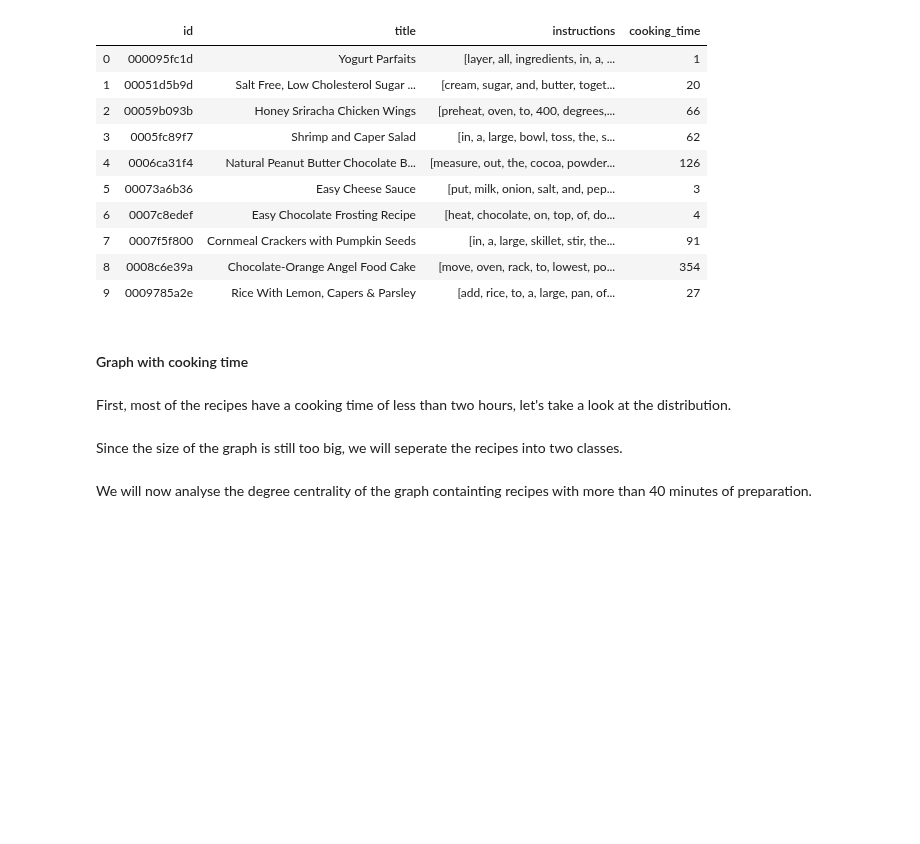
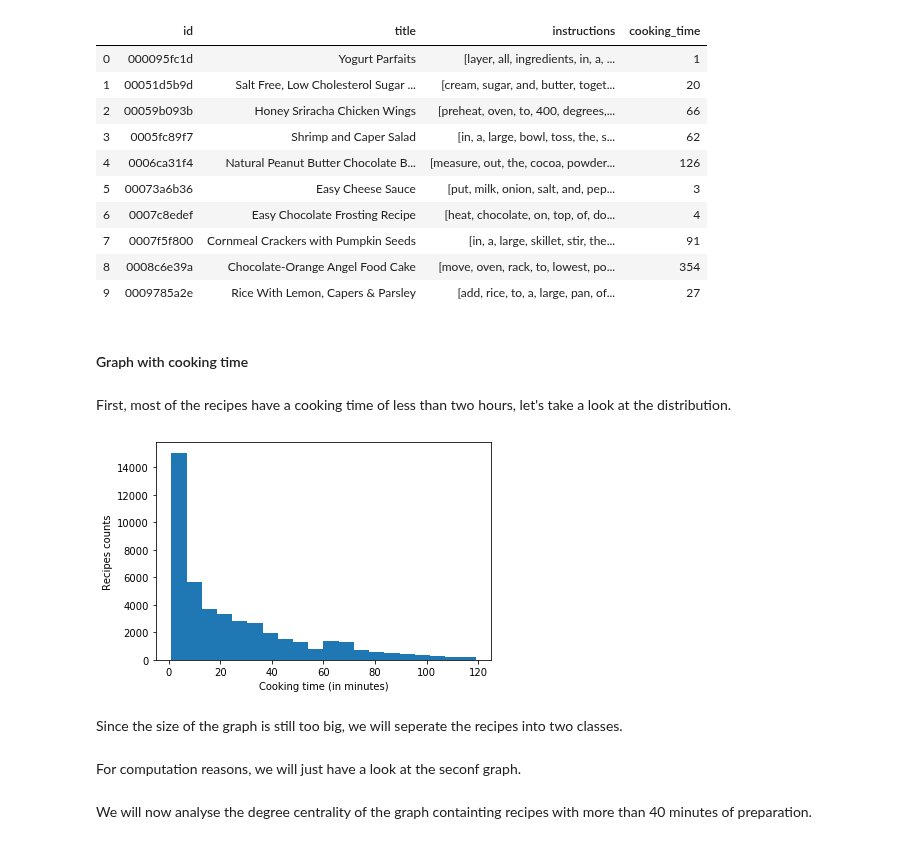
Before and after one commit to alex-mocanu/A-Network-Tour-of-DS-Homework, a Jupyter notebook: Project/cooking_time.ipynb, the cells around one changed output. Saved outputs shown, nothing was run; the diff lists cells and outputs as text; code cells hidden in the pictures; blank space fills up the shorter version.

```diff
--- a/Project/cooking_time.ipynb
+++ b/Project/cooking_time.ipynb
@@ -195,13 +197,18 @@ First, most of the recipes have a cooking time of less than two hours, let's tak
 recipes_graph = recipes_graph[recipes_graph['cooking_time'] < 120]
 # %%
 recipes_graph['cooking_time'].hist(bins=20, grid = False)
-plt.xlabel('Cooking time')
+plt.xlabel('Cooking time (in minutes)')
 plt.ylabel('Recipes counts')
+plt.savefig('time.png')
+# %% [output]
+[figure, added]
 # %% [markdown]
 Since the size of the graph is still too big, we will seperate the recipes into two classes.
 # %%
 recipes_graph_1 = recipes_graph[recipes_graph['cooking_time'] < 40]
 recipes_graph_2 = recipes_graph[recipes_graph['cooking_time'] > 39]
+# %% [markdown]
+For computation reasons, we will just have a look at the seconf graph.
 # %%
 #distance_1 = distance_matrix_np((recipes_graph_1['cooking_time']).to_numpy())
 distance_2 = distance_matrix_np((recipes_graph_2['cooking_time']).to_numpy())
```
Also changed, not shown: parts of 18 cells of this notebook.
